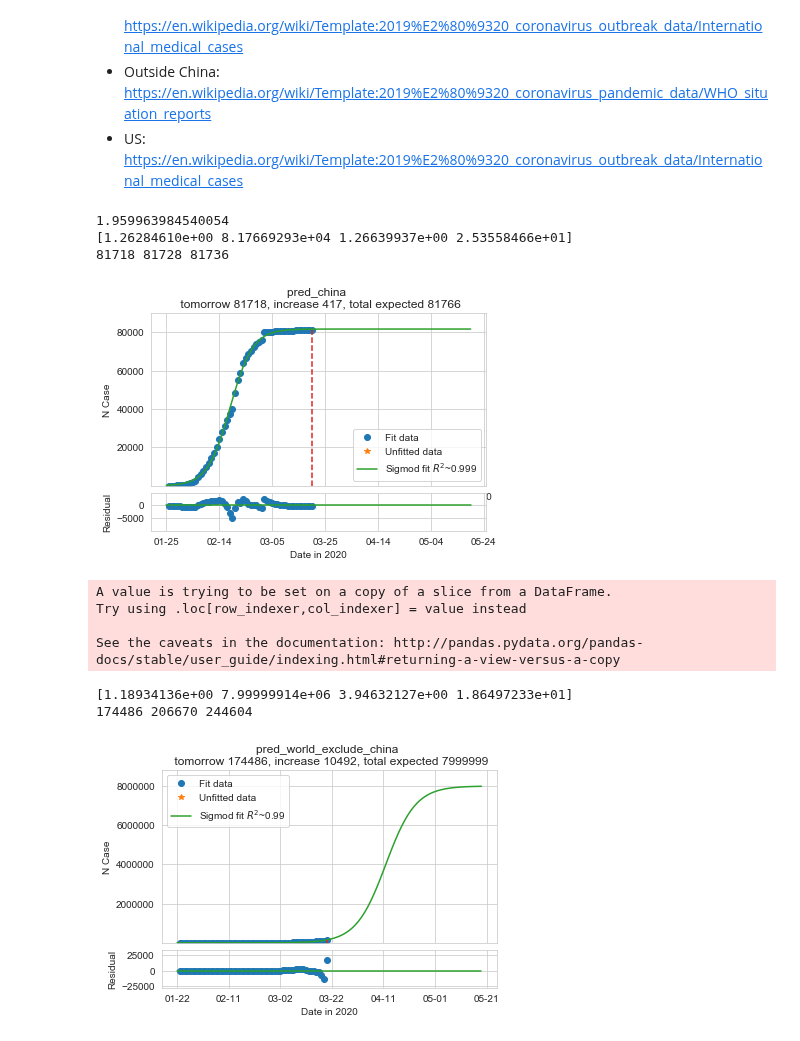
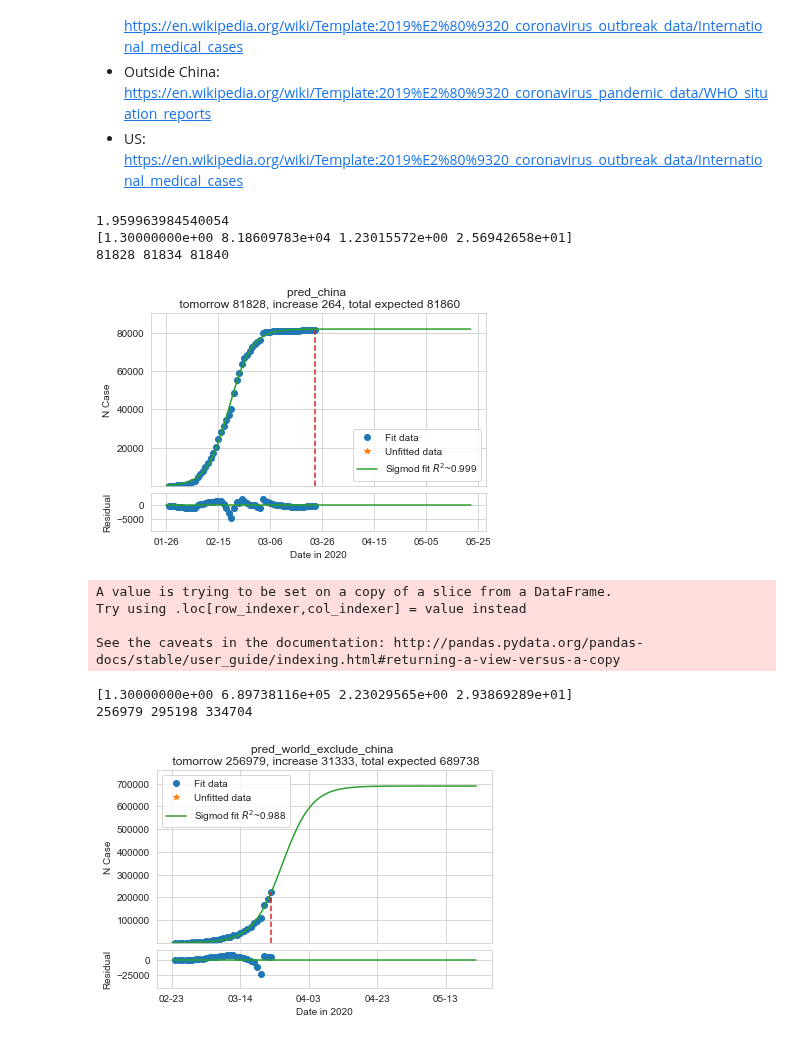
Before and after one commit to tongbaojia/vr_2020, a Jupyter notebook: Virus_study.ipynb, the cells around one changed output. Saved outputs shown, nothing was run; the diff lists cells and outputs as text; code cells hidden in the pictures.

```diff
--- a/Virus_study.ipynb
+++ b/Virus_study.ipynb
@@ -48,7 +48,7 @@ print(nstd)
 sns.set_style("whitegrid")
 
 def sigmoid(x, a, n, b, c):
-    y = n * 1 / (1  +  b * n * a ** (-c - x))
+    y = n * 1 / (1  +  b * n * (a * 0 + 1.26) ** (-c - x))
     return y
 
 def r_squared(x_data, y_data, func, popt):
@@ -69,7 +69,7 @@ def prediction(dates, total, my_func, name="sigmoid"):
     ydata = np.array(total[starting_index:])
 
     guess = [1.3, 100000, 2.2, 10]
-    popt, pcov = curve_fit(my_func, xdata, ydata, p0=guess, sigma=np.sqrt(xdata), bounds=([0, 2E3, 0, 0], [30, 8E6, 50, 50]))
+    popt, pcov = curve_fit(my_func, xdata, ydata, p0=guess, sigma=np.sqrt(xdata), bounds=([0, 2E3, 0, 0], [30, 1E7, 50, 50]))
     print(popt)
     R2 = r_squared(xdata, ydata, my_func, popt)
 
@@ -130,19 +130,19 @@ def prediction(dates, total, my_func, name="sigmoid"):
 prediction(df_china["Date"], df_china["Cases"], sigmoid, "pred_china")
 # %% [output]
 1.959963984540054
-[1.26284610e+00 8.17669293e+04 1.26639937e+00 2.53558466e+01]
-81718 81728 81736
+[1.30000000e+00 8.18609783e+04 1.23015572e+00 2.56942658e+01]
+81828 81834 81840
-[figure, old version]
+[figure, new version]
 # %%
-df_world_selected = df_world[df_world['Date'] > '2020-01-20']
+df_world_selected = df_world[df_world['Date'] > '2020-02-20']
 df_world_selected["Cases"] = df_world_selected["Cases"] - df_world_selected["Cases"].values[0]
 prediction(df_world_selected["Date"], df_world_selected["Cases"], sigmoid, "pred_world_exclude_china")
 # %% [output]
 A value is trying to be set on a copy of a slice from a DataFrame.
 Try using .loc[row_indexer,col_indexer] = value instead
 
 See the caveats in the documentation: http://pandas.pydata.org/pandas-docs/stable/user_guide/indexing.html#returning-a-view-versus-a-copy
-[1.18934136e+00 7.99999914e+06 3.94632127e+00 1.86497233e+01]
-174486 206670 244604
+[1.30000000e+00 6.89738116e+05 2.23029565e+00 2.93869289e+01]
+256979 295198 334704
-[figure, old version]
+[figure, new version]
 # %%
```
Also changed, not shown: parts of 1 cell of this notebook, 4 other files.
